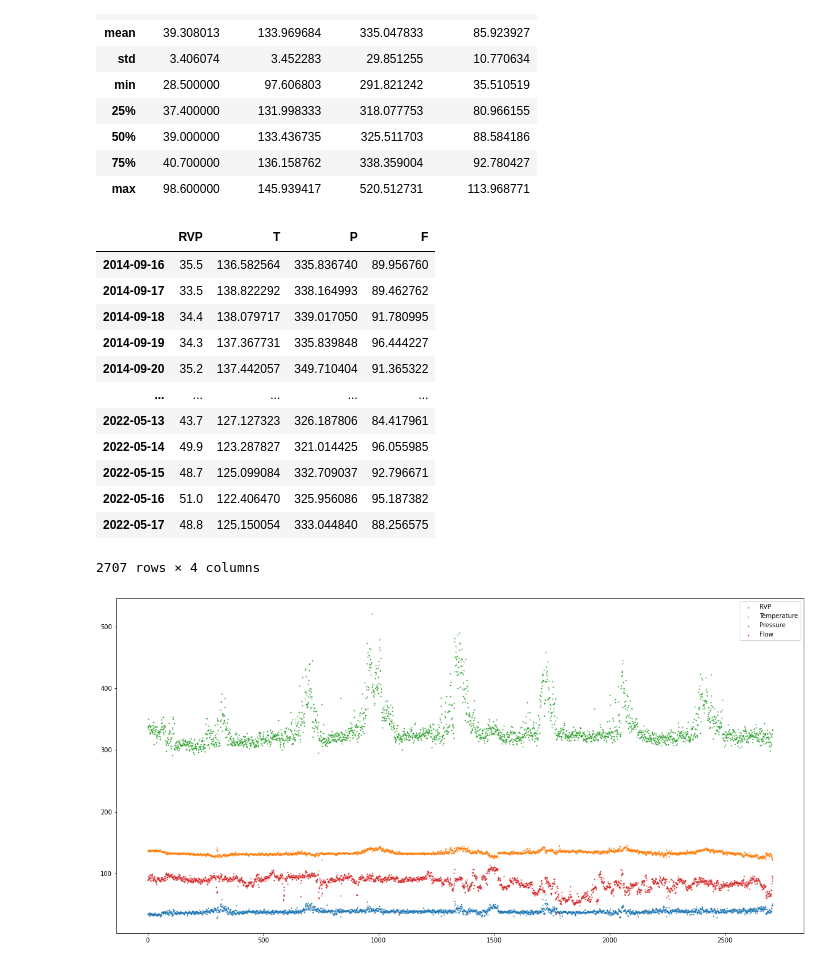
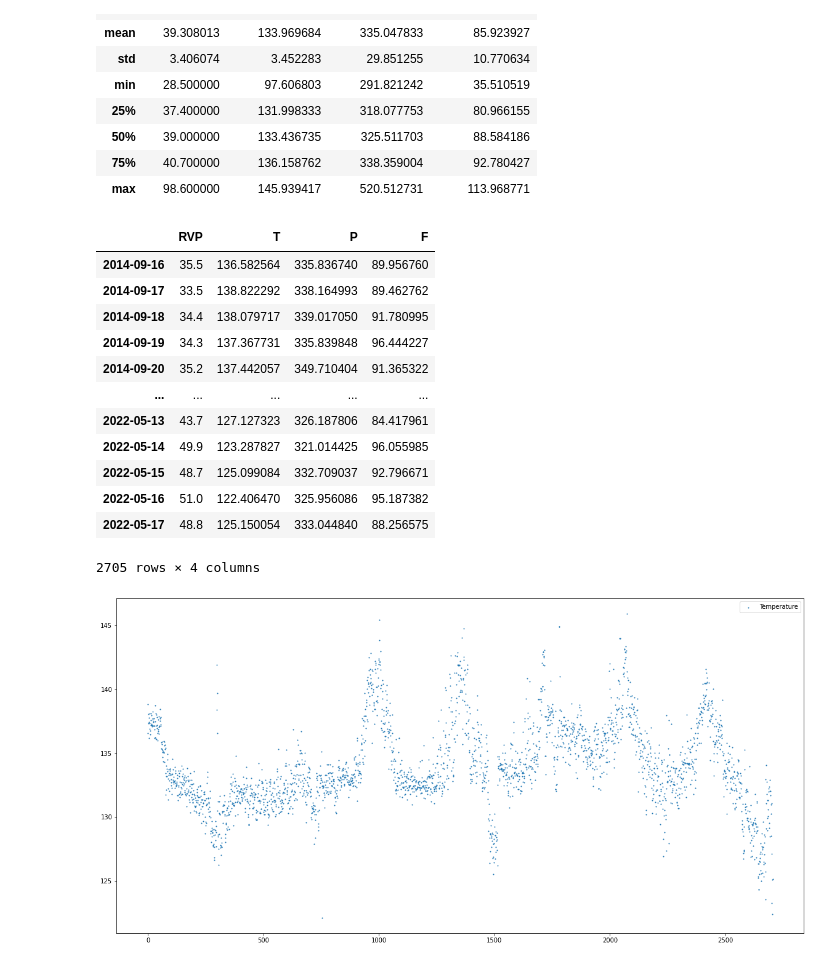
Before and after one commit to hoonzi-s/APC, a Jupyter notebook: #1 ALK - 213BTMRVP Inferential.ipynb, the cells around one changed output. Cells and saved outputs as stored; diff of their text form; code cells hidden in the pictures.

```diff
--- a/#1 ALK - 213BTMRVP Inferential.ipynb
+++ b/#1 ALK - 213BTMRVP Inferential.ipynb
@@ -53,7 +53,7 @@ memory usage: 105.8+ KB
 | max | 98.600000 | 145.939417 | 520.512731 | 113.968771 |
 # %%
 data_origin.columns = ['RVP', 'T', 'P', 'F']
-data = data_origin[data_origin['RVP'] < 70]
+data = data_origin[(data_origin['RVP'] < 70) & (data_origin['T'] > 120)]
 # data = data_origin[data_origin['RVP'] < 70].sort_values(by = 'RVP')
 # data.reset_index(drop = True, inplace = True)
 data
@@ -70,17 +70,17 @@ data
 | 2022-05-15 | 48.7 | 125.099084 | 332.709037 | 92.796671 |
 | 2022-05-16 | 51.0 | 122.406470 | 325.956086 | 95.187382 |
 | 2022-05-17 | 48.8 | 125.150054 | 333.044840 | 88.256575 |
-2707 rows × 4 columns
+2705 rows × 4 columns
 # %%
 plt.figure(figsize = (20, 10))
-plt.scatter(np.arange(data.shape[0]), data.iloc[:, 0], label = 'RVP', s = 1)
+# plt.scatter(np.arange(data.shape[0]), data.iloc[:, 0], label = 'RVP', s = 1)
 plt.scatter(np.arange(data.shape[0]), data.iloc[:, 1], label = 'Temperature', s = 1)
-plt.scatter(np.arange(data.shape[0]), data.iloc[:, 2], label = 'Pressure', s = 1)
-plt.scatter(np.arange(data.shape[0]), data.iloc[:, 3], label = 'Flow', s = 1)
+# plt.scatter(np.arange(data.shape[0]), data.iloc[:, 2], label = 'Pressure', s = 1)
+# plt.scatter(np.arange(data.shape[0]), data.iloc[:, 3], label = 'Flow', s = 1)
 plt.legend()
 plt.show()
 # %% [output]
-[figure, old version]
+[figure, new version]
 # %%
 plt.figure(figsize = (8, 8))
 sns.heatmap(data.corr(), linecolor = 'white', annot = True)
```
Also changed, not shown: parts of 23 cells of this notebook.
